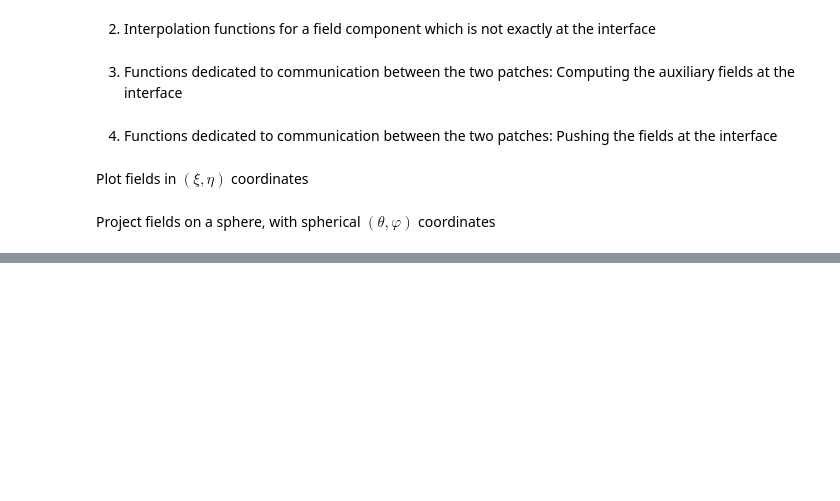
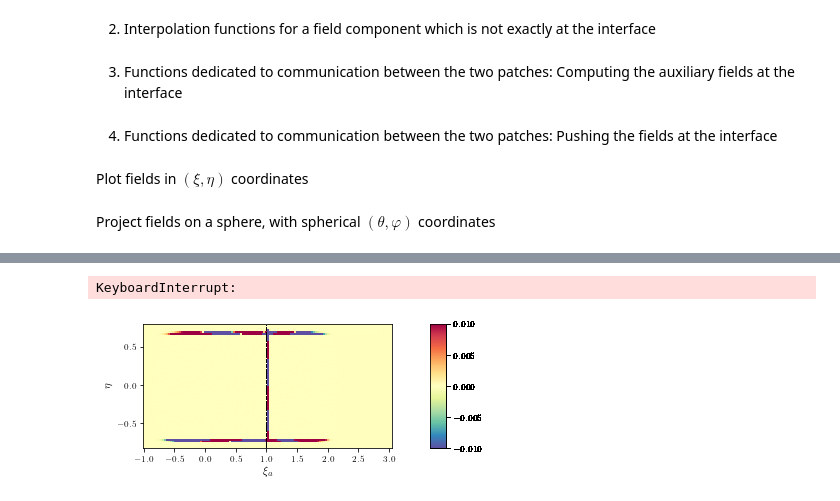
Before and after one commit to bcrinquand/Maxwell_cubed_sphere, a Jupyter notebook: Single_two_patches/cubed_two_patches_simple.ipynb, the cells around one changed output, grey strips where cells are left out. Cells and saved outputs as stored; diff of their text form; code cells hidden in the pictures; blank space fills up the shorter version.

Commit message:
Started full sphere solver. Implemented all transformations.

```diff
--- a/cubed_two_patches.ipynb
+++ b/Single_two_patches/cubed_two_patches_simple.ipynb
@@ -878,3 +908,23 @@ def plot_fields_plane(it, field, fig, ax, vm, ratio):
+# %%
+eta_grid_tot, xi_grid_tot = N.meshgrid(eta, N.arange(2 * Nxi + 2 * NG) * dxi * 4.0 / N.pi - 1.0)
+
+def plot_divB(it, fig, ax, vm, ratio):
+
+    ax  = P.subplot(111)
+    ax.set_aspect(1.0/ax.get_data_ratio()*ratio)
+    f = ax.pcolormesh(xi_grid_tot, eta_grid_tot, divB, cmap = "Spectral_r", vmax = vm, vmin = - vm)
+    ax.set_xlabel(r"$\xi_a$")
+    ax.set_ylabel(r"$\eta$")
+    ax.set_aspect(1.0/ax.get_data_ratio()*ratio)
+    ax.plot([4.0 * xi[Nxi + NG] / N.pi, 4.0 * xi[Nxi + NG] / N.pi], [eta[0], eta[-1]], color='k', ls = '--', lw = 1)
+
+    divider = make_axes_locatable(ax)
+    cax = divider.append_axes("right", size="5%", pad=0.1)
+    cbar=fig.colorbar(f,cax=cax)
+    cbar.ax.tick_params(labelsize=9)
+    cbar.ax.minorticks_off()
+
+    figsave_png(fig, "snapshots/divB_" + str(it))
 # %% [markdown]
 Project fields on a sphere, with spherical $(\theta, \varphi)$ coordinates
 # %%
@@ -954,30 +1006,41 @@ FDUMP = 10 # Dump frequency
 # Figure parameters
 scale, aspect = 2.0, 0.7
 vm = 0.2 * amp
-ratio = 1.0
+ratio = 2.0
 
 # Define figure
+# fig_size=deffigsize(scale, aspect)
+# fig, ax = P.subplots(subplot_kw={"projection": "3d"}, figsize = fig_size, facecolor = 'w')
+# ax.view_init(elev=10, azim=45)
+# ax.plot_surface(x_s, y_s, z_s, rstride=1, cstride=1, shade=False, color = 'grey')
+
 fig_size=deffigsize(scale, aspect)
-fig, ax = P.subplots(subplot_kw={"projection": "3d"}, figsize = fig_size, facecolor = 'w')
-ax.view_init(elev=10, azim=45)
-ax.plot_surface(x_s, y_s, z_s, rstride=1, cstride=1, shade=False, color = 'grey')
+fig = P.figure(1, facecolor='w')
+ax = P.subplot(111)
 
 # Run the simulation
 for it in range(Nt):
     if ((it % FDUMP) == 0):
-        start_time = time.time()
-        plot_fields_sphere(idump, "Er", fig, ax, 2)
-        print("Elapsed time: %s seconds" % (time.time() - start_time))
+
+        # start_time = time.time()
+        # plot_fields_sphere(idump, "Er", fig, ax, 1)
+
+        compute_div_B()
+        plot_divB(idump, fig, ax, 1e-2, 0.5)
+
+        # plot_interp_profile(idump, fig, ax, FDUMP)
+
+        # print("Elapsed time: %s seconds" % (time.time() - start_time))
         idump += 1
 
     print(it)
     iter += 1
 
-    contra_to_cov_B_a()
-    contra_to_cov_B_b()
+    contra_to_cov_E_a()
+    contra_to_cov_E_b()
 
-    contra_to_cov_B_edge_a()
-    contra_to_cov_B_edge_b()
+    contra_to_cov_E_edge_a()
+    contra_to_cov_E_edge_b()
 
     push_B_a()
     push_B_edge_a()
@@ -988,11 +1051,11 @@ for it in range(Nt):
     BC_B_metal_b()
     BC_B_absorb_b()
 
-    contra_to_cov_E_a()
-    contra_to_cov_E_b()
+    contra_to_cov_B_a()
+    contra_to_cov_B_b()
 
-    contra_to_cov_E_edge_a()
-    contra_to_cov_E_edge_b()
+    contra_to_cov_B_edge_a()
+    contra_to_cov_B_edge_b()
 
     push_E_a(it)
     push_E_edge_b()
@@ -1002,3 +1065,4 @@ for it in range(Nt):
     BC_E_absorb_a()
     BC_E_metal_b()
     BC_E_absorb_b()
+# %% [output]
@@ -1004,0 +1086,2 @@ for it in range(Nt):
+KeyboardInterrupt:
+[figure, added]
```
Also changed, not shown: parts of 13 cells of this notebook, 18 other files.
